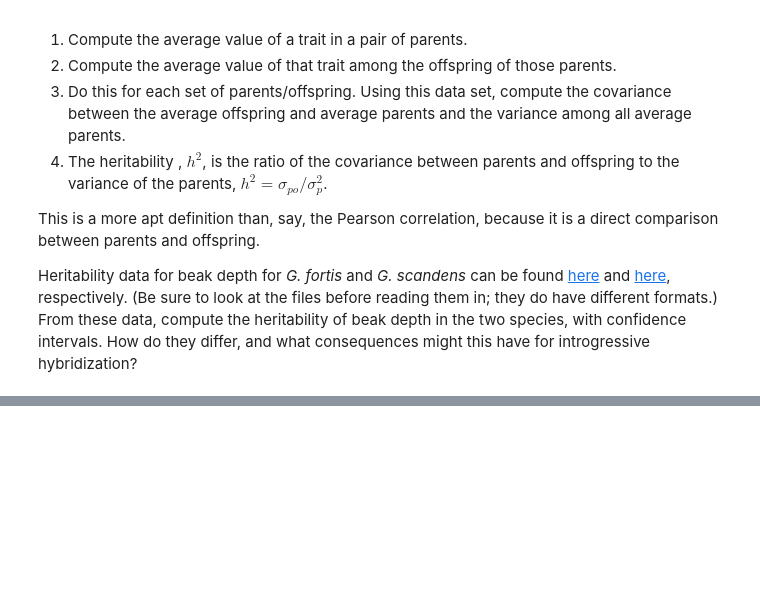
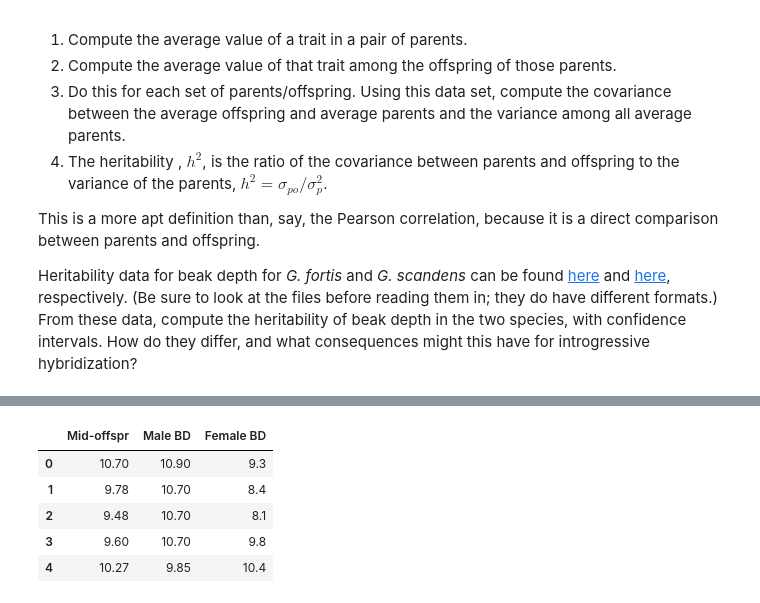
Before and after one commit to heathjohn62/bebi103, a Jupyter notebook: homework/hw5abc.ipynb, the cells around one changed output, grey strips where cells are left out. Cells and saved outputs as stored; diff of their text form; code cells hidden in the pictures; blank space fills up the shorter version.

```diff
--- a/homework/hw5abc.ipynb
+++ b/homework/hw5abc.ipynb
@@ -348,0 +427,10 @@ Heritability data for beak depth for *G. fortis* and *G. scandens* can be found
+# %%
+df_fort = pd.read_csv('../data/fortis_beak_depth_heredity.csv', comment = '#')
+df_fort.head()
+# %% [output]
+|  | Mid-offspr | Male BD | Female BD |
+| 0 | 10.70 | 10.90 | 9.3 |
+| 1 | 9.78 | 10.70 | 8.4 |
+| 2 | 9.48 | 10.70 | 8.1 |
+| 3 | 9.60 | 10.70 | 9.8 |
+| 4 | 10.27 | 9.85 | 10.4 |
```
Also changed, not shown: parts of 29 cells of this notebook.
